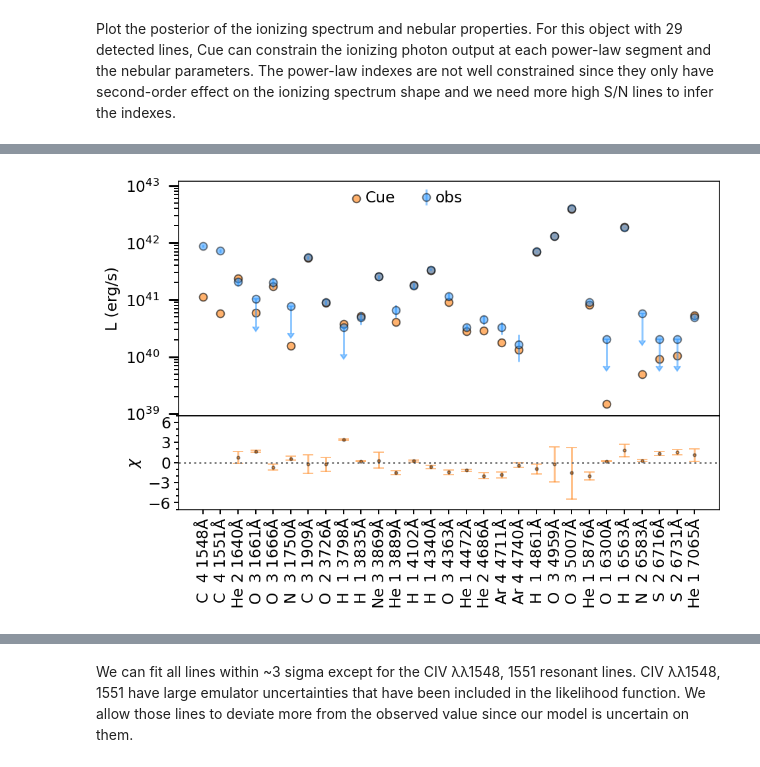
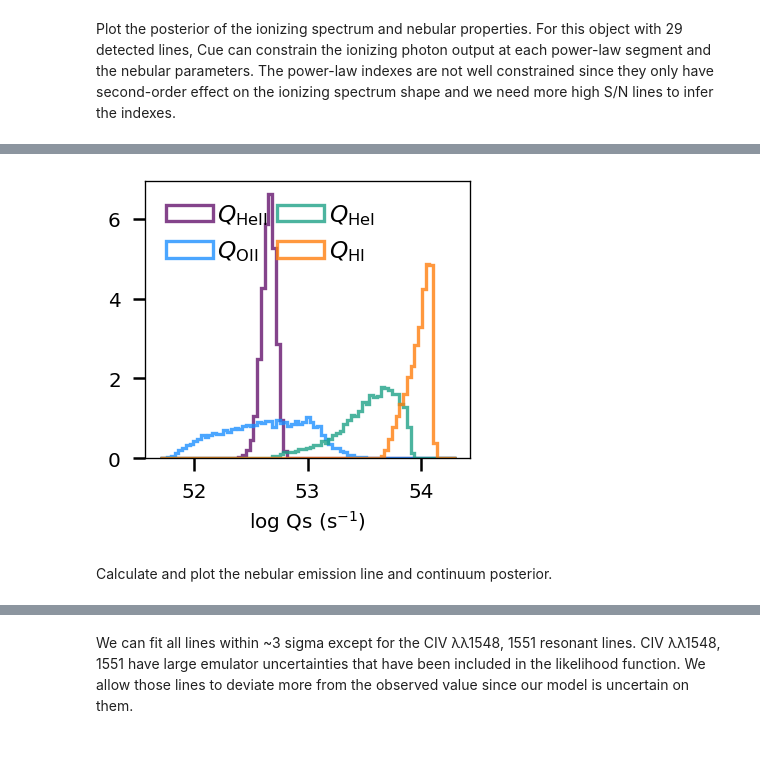
Before and after one commit to yi-jia-li/cue, a Jupyter notebook: demo/cue_demo.ipynb, the cells around one changed output, grey strips where cells are left out. Drawn from its saved outputs; the diff is of its cells as text; code cells hidden in the pictures.

```diff
--- a/demo/cue_demo.ipynb
+++ b/demo/cue_demo.ipynb
@@ -328,0 +260,22 @@ shortened_sorted_line_name = np.array(shortened_sorted_line_name)
+# %%
+# We can also plot the inferred ionizing photon outputs at each power-law bin
+plt.figure(figsize=(3.5,3), dpi=120)
+plt.hist(np.log10(posterior_Qs[:,0]), weights = dynesty_weights, color='#65156e',
+         density=True, histtype='step', bins=np.linspace(51.7, 54.3, 80),
+         label=r'$Q_\mathrm{HeII}$', alpha=0.8, lw=2)
+plt.hist(np.log10(posterior_Qs[:,1]), weights = dynesty_weights, color='dodgerblue',
+         density=True, histtype='step', bins=np.linspace(51.7, 54.3, 80),
+         label=r'$Q_\mathrm{OII}$', alpha=0.8, lw=2)
+plt.hist(np.log10(posterior_Qs[:,2]), weights = dynesty_weights, color='#1fa187',
+         density=True, histtype='step', bins=np.linspace(51.7, 54.3, 80),
+         label=r'$Q_\mathrm{HeI}$', alpha=0.8, lw=2)
+plt.hist(np.log10(posterior_Qs[:,3]), weights = dynesty_weights, color='C1',
+         density=True, histtype='step', bins=np.linspace(51.7, 54.3, 80),
+         label=r'$Q_\mathrm{HI}$', alpha=0.8, lw=2)
+
+plt.legend(framealpha=0., loc='upper left', ncol=2, columnspacing=0.4, handletextpad=0.2, prop={'size':14})
+plt.xlabel(r'log Qs (s$^{-1}$)');
+# %% [output]
+[figure, added]
+# %% [markdown]
+Calculate and plot the nebular emission line and continuum posterior.
@@ -339,59 +317,3 @@ def chi_lines(fit):
     reduced_chisq = chisq/(ndof)
 
     return reduced_chisq, chi
-# %%
-# plot emission line prediction
-fig, ([line_lum_ax,line_lum_resid_ax]) = plt.subplots(2, 1, #sharex=True,
-                                            gridspec_kw={'height_ratios': [3, 1.2],
-                                                          'hspace': 0.},
-                                            figsize=(7,5.), dpi=140)
-
-linechi_low = chi_lines(low_line)[1]
-linechi_up = chi_lines(up_line)[1]
-linechi_med = chi_lines(med_line)[1]
-#reduced_chisq = chi_lines(med_line)[0]
-
-for ind in wav_ind:
-    if ind in wav_ind_obs:
-        if ind == wav_ind_obs[0]:
-            line_lum_ax.errorbar(shortened_sorted_line_name[ind], obs["line_lum"][ind], yerr=obs["line_lum_unc"][ind],
-             marker='o', ls=' ', color='dodgerblue', markeredgecolor='k', alpha=0.5,
-             label="obs")
-        else:
-            line_lum_ax.errorbar(shortened_sorted_line_name[ind], obs["line_lum"][ind], yerr=obs["line_lum_unc"][ind],
-             marker='o', ls=' ', color='dodgerblue', markeredgecolor='k', alpha=0.5)
-    if ind in wav_ind_up:
-        line_lum_ax.errorbar(shortened_sorted_line_name[ind], obs["line_lum_up"][ind], yerr=obs["line_lum_up"][ind]/1.5,
-             marker='o', ls=' ', uplims=True, color='dodgerblue', markeredgecolor='k', alpha=0.5, capsize=2.5)
-line_lum_ax.scatter(shortened_sorted_line_name[wav_ind], med_line[wav_ind],
-                    marker='o', color='C1', edgecolor='k', alpha=0.6,
-                    label="Cue")
-
-line_lum_ax.legend(framealpha=0., handletextpad=0.08, labelspacing=0.05,
-                   ncol=2, columnspacing=1.5, handlelength=1.0,
-                   loc='upper center', bbox_to_anchor=(0.42, 1.02));
-line_lum_ax.set_ylabel(r'L (erg/s)')
-line_lum_ax.set_yscale('log')
-line_lum_ax.set_ylim(line_lum_ax.get_ylim()[0]*0.92, line_lum_ax.get_ylim()[1]*2)
-line_lum_ax.yaxis.set_minor_locator(matplotlib.ticker.LogLocator(numticks=999, subs="auto"))
-line_lum_ax.tick_params(axis="x", labelbottom=False)
-
-line_lum_resid_ax.sharex(line_lum_ax)
-line_lum_resid_ax.errorbar(shortened_sorted_line_name[wav_ind], linechi_med[wav_ind],
-                           yerr=[linechi_med[wav_ind]-linechi_low[wav_ind], linechi_up[wav_ind]-linechi_med[wav_ind]],
-                           color='C1', marker='o', markersize=2, linestyle=' ',
-                           markeredgecolor='k', alpha=0.5, capsize=4,)
-resid_ymax = np.min([np.abs(line_lum_resid_ax.get_ylim()).max()*1.05,7])
-line_lum_resid_ax.set_ylim(-resid_ymax,resid_ymax)
-line_lum_resid_ax.tick_params('both', pad=2.5, size=3.5, width=1.0, which='both')
-line_lum_resid_ax.yaxis.set_major_locator(matplotlib.ticker.MaxNLocator(5))
-line_lum_resid_ax.yaxis.set_minor_locator(matplotlib.ticker.MultipleLocator(1))
-line_lum_resid_ax.tick_params(which='minor', length=2)
-line_lum_resid_ax.set_ylabel(r'$\chi$');
-# extra line
-line_lum_resid_ax.axhline(0, linestyle=':', color='grey')
-plt.xticks(rotation=90);
-
-plt.tight_layout()
-# %% [output]
-[figure, removed]
```
Also changed, not shown: parts of 18 cells of this notebook, 1 other file.
